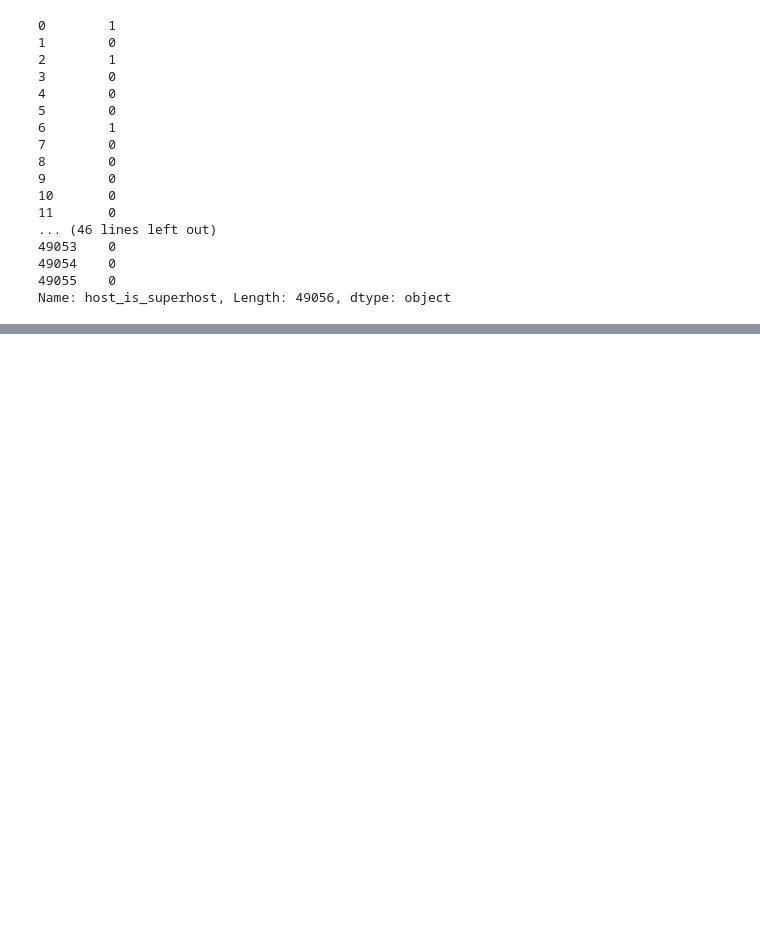
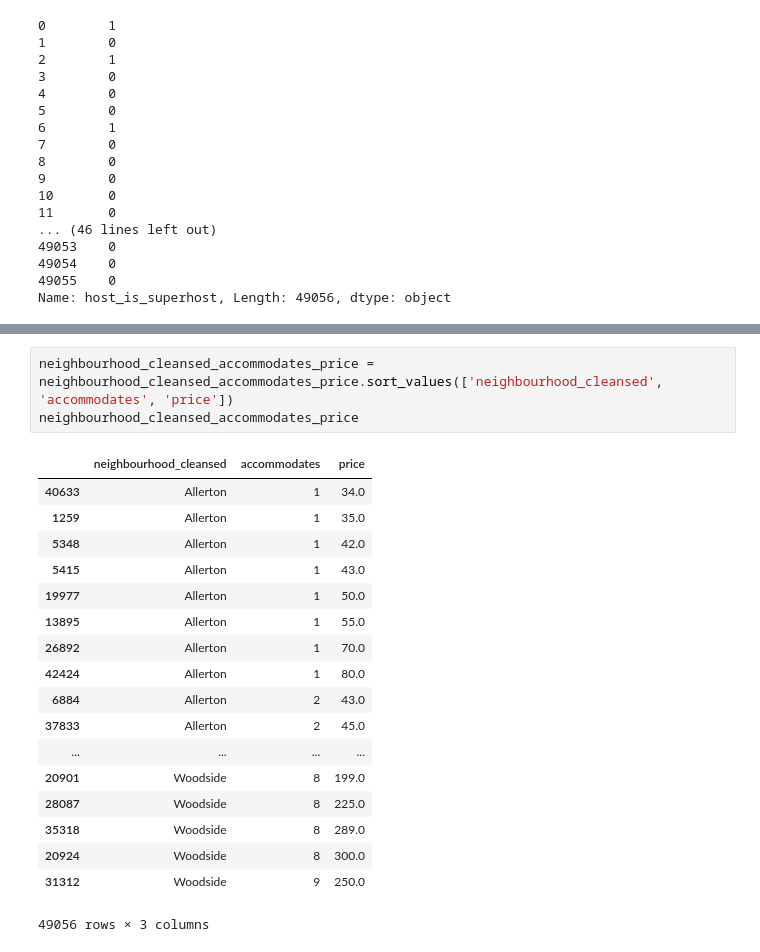
Before and after one commit to TanKenny/AirbnbEstimator, a Jupyter notebook: airbnb.ipynb, the cells around one changed output, grey strips where cells are left out. Saved outputs shown, nothing was run; the diff lists cells and outputs as text; blank space fills up the shorter version.

```diff
--- a/airbnb.ipynb
+++ b/airbnb.ipynb
@@ -228,0 +330,22 @@ Name: host_is_superhost, Length: 49056, dtype: object
+# %%
+neighbourhood_cleansed_accommodates_price = neighbourhood_cleansed_accommodates_price.sort_values(['neighbourhood_cleansed', 'accommodates', 'price'])
+neighbourhood_cleansed_accommodates_price
+# %% [output]
+|  | neighbourhood_cleansed | accommodates | price |
+| 40633 | Allerton | 1 | 34.0 |
+| 1259 | Allerton | 1 | 35.0 |
+| 5348 | Allerton | 1 | 42.0 |
+| 5415 | Allerton | 1 | 43.0 |
+| 19977 | Allerton | 1 | 50.0 |
+| 13895 | Allerton | 1 | 55.0 |
+| 26892 | Allerton | 1 | 70.0 |
+| 42424 | Allerton | 1 | 80.0 |
+| 6884 | Allerton | 2 | 43.0 |
+| 37833 | Allerton | 2 | 45.0 |
+| ... | ... | ... | ... |
+| 20901 | Woodside | 8 | 199.0 |
+| 28087 | Woodside | 8 | 225.0 |
+| 35318 | Woodside | 8 | 289.0 |
+| 20924 | Woodside | 8 | 300.0 |
+| 31312 | Woodside | 9 | 250.0 |
+49056 rows × 3 columns
```
Also changed, not shown: parts of 10 cells of this notebook.
